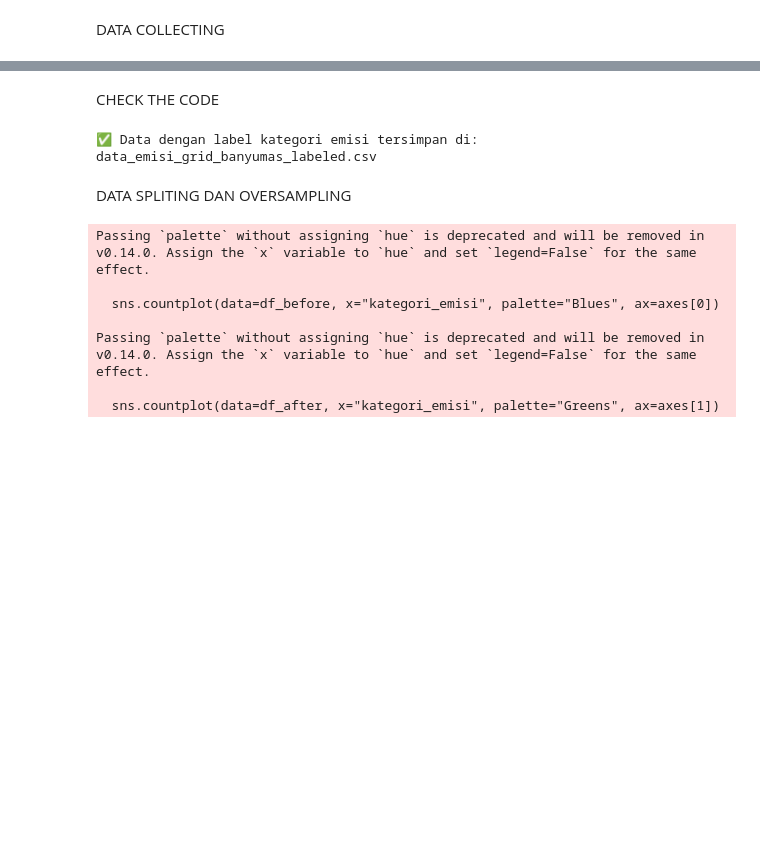
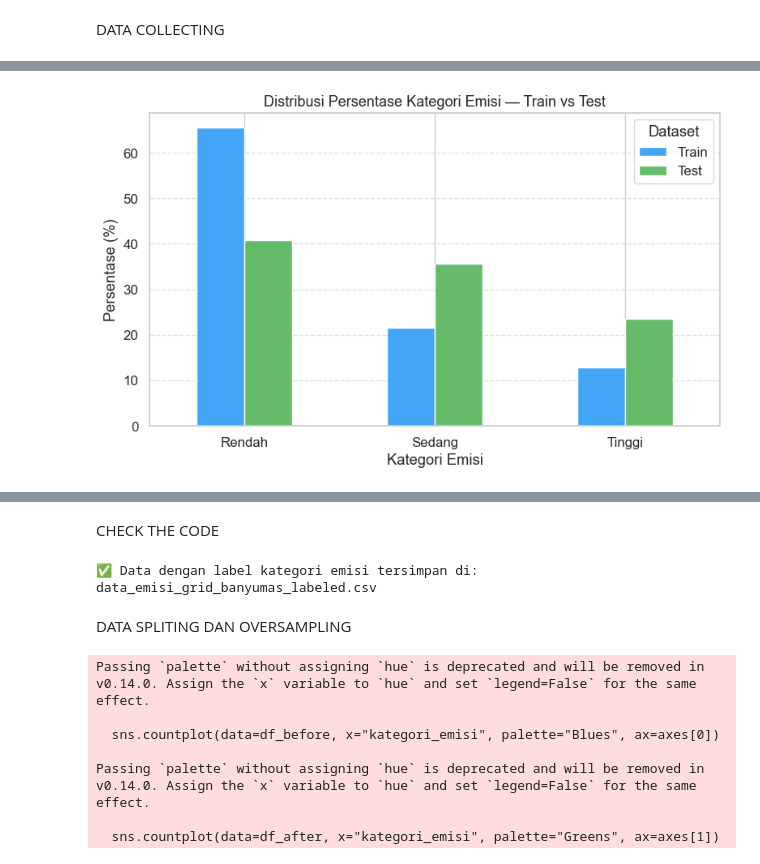
Before and after one commit to Fadhilaalya11/CAPSTONEPROJECT, a Jupyter notebook: Project_Kominfo_SVM_awal.ipynb, the cells around one changed output, grey strips where cells are left out. Cells and saved outputs as stored; diff of their text form; code cells hidden in the pictures; blank space fills up the shorter version.

```diff
--- a/Project_Kominfo_SVM_awal.ipynb
+++ b/Project_Kominfo_SVM_awal.ipynb
@@ -280,0 +704,87 @@ y_test = df_test["kategori_emisi"]
+# %%
+import matplotlib.pyplot as plt
+import seaborn as sns
+import pandas as pd
+
+# Gabungkan info distribusi ke dataframe
+train_counts = y_train.value_counts().rename("Train")
+test_counts  = y_test.value_counts().rename("Test")
+
+distrib = pd.concat([train_counts, test_counts], axis=1).fillna(0).astype(int)
+distrib_pct = distrib.div(distrib.sum(axis=0), axis=1) * 100  # persen per set
+
+plt.figure(figsize=(8, 5))
+distrib_pct.plot(kind="bar", ax=plt.gca(), color=["#42a5f5", "#66bb6a"])
+plt.title("Distribusi Persentase Kategori Emisi — Train vs Test", fontsize=13)
+plt.ylabel("Persentase (%)")
+plt.xlabel("Kategori Emisi")
+plt.xticks(rotation=0)
+plt.grid(axis="y", linestyle="--", alpha=0.6)
+plt.legend(title="Dataset")
+plt.tight_layout()
+plt.show()
+
+fig, axes = plt.subplots(1, 2, figsize=(10, 4))
+
+# Pie Train
+axes[0].pie(train_counts, labels=train_counts.index, autopct="%.1f%%",
+            colors=["#81c784", "#fff176", "#e57373"], startangle=90)
+axes[0].set_title("Proporsi Label Train")
+
+# Pie Test
+axes[1].pie(test_counts, labels=test_counts.index, autopct="%.1f%%",
+            colors=["#81c784", "#fff176", "#e57373"], startangle=90)
+axes[1].set_title("Proporsi Label Test")
+
+plt.suptitle("Perbandingan Proporsi Kelas (Train vs Test)", fontsize=13)
+plt.tight_layout()
+plt.show()
+
+plt.figure(figsize=(6,4))
+sns.heatmap(distrib_pct.T, annot=True, cmap="YlOrRd", fmt=".1f", linewidths=0.5)
+plt.title("Heatmap Proporsi Label pada Train & Test (%)", fontsize=13)
+plt.xlabel("Kategori Emisi")
+plt.ylabel("Dataset")
+plt.tight_layout()
+plt.show()
+
+# --- Pastikan ada label per grid ---
+# Jika belum ada, buat label tertile: Normal / Sedang / Parah dari feat['score']
+if "emission_label" not in feat.columns:
+    q = feat["score"].quantile([1/3, 2/3])
+    q1, q2 = q.iloc[0], q.iloc[1]
+
+    def to_label(v):
+        if v <= q1:   return "Normal"
+        elif v <= q2: return "Sedang"
+        else:         return "Parah"
+
+    feat["emission_label"] = feat["score"].apply(to_label)
+
+# --- Bangun df untuk plotting sebaran per kecamatan ---
+# Ambil hanya kolom yang diperlukan dan buang baris tanpa kecamatan
+df = feat[["kecamatan", "emission_label"]].dropna(subset=["kecamatan", "emission_label"]).copy()
+
+# (opsional) urutkan kecamatan dari jumlah grid terbanyak biar rapi
+kec_order = (
+    df.groupby("kecamatan")
+      .size()
+      .sort_values(ascending=False)
+      .index.tolist()
+)
+
+# (opsional) set urutan label biar konsisten legend/warna
+label_order = ["Parah", "Sedang", "Normal"]   # atau ["Normal","Sedang","Parah"]
+df["emission_label"] = pd.Categorical(df["emission_label"], categories=label_order, ordered=True)
+
+
+plt.figure(figsize=(10, 6))
+sns.countplot(data=df, y="kecamatan", hue="emission_label", palette="RdYlGn_r")
+plt.title("Distribusi Label Emisi per Kecamatan", fontsize=13)
+plt.xlabel("Jumlah Grid")
+plt.ylabel("Kecamatan")
+plt.legend(title="Kategori Emisi")
+plt.tight_layout()
+plt.show()
+# %% [output]
+[figure, added]
```
Also changed, not shown: parts of 40 cells of this notebook.
